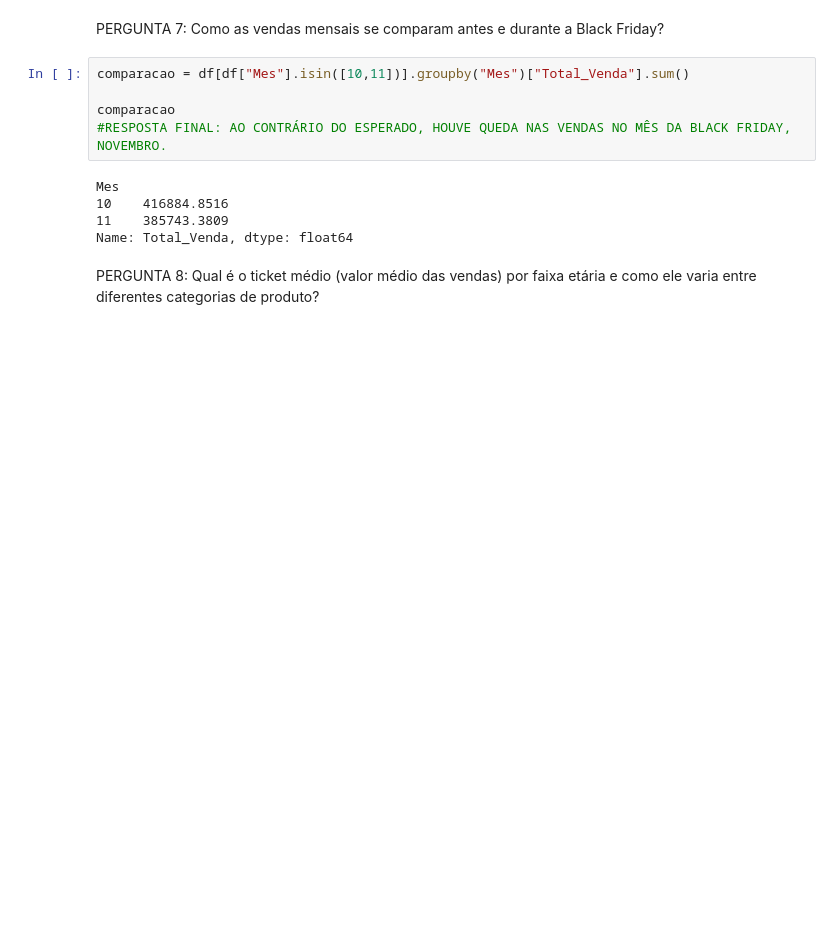
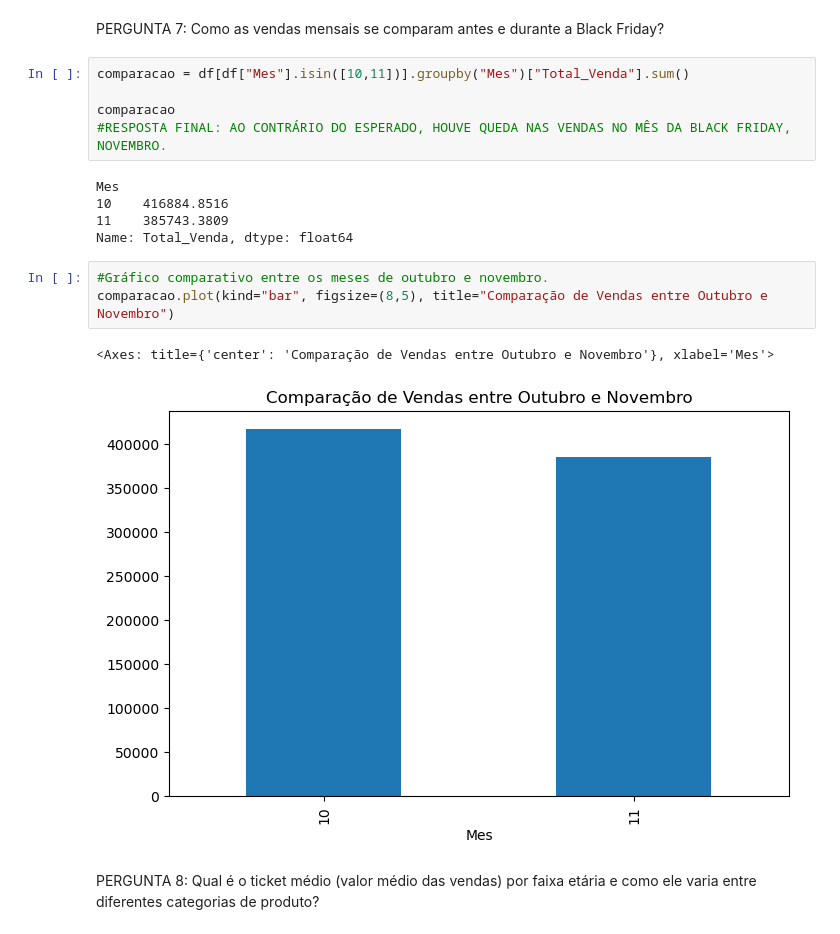
Before and after one commit to denisemasar/analise_vendas, a Jupyter notebook: analise_vendas.ipynb, the cells around one changed output. Cells and saved outputs as stored; diff of their text form; blank space fills up the shorter version.

```diff
--- a/analise_vendas.ipynb
+++ b/analise_vendas.ipynb
@@ -550,6 +607,12 @@ Mes
 10    416884.8516
 11    385743.3809
 Name: Total_Venda, dtype: float64
+# %%
+#Gráfico comparativo entre os meses de outubro e novembro.
+comparacao.plot(kind="bar", figsize=(8,5), title="Comparação de Vendas entre Outubro e Novembro")
+# %% [output]
+<Axes: title={'center': 'Comparação de Vendas entre Outubro e Novembro'}, xlabel='Mes'>
+[figure, added]
 # %% [markdown]
 PERGUNTA 8: Qual é o ticket médio (valor médio das vendas) por faixa etária e como ele varia entre
 diferentes categorias de produto?
```
Also changed, not shown: parts of 17 cells of this notebook.
